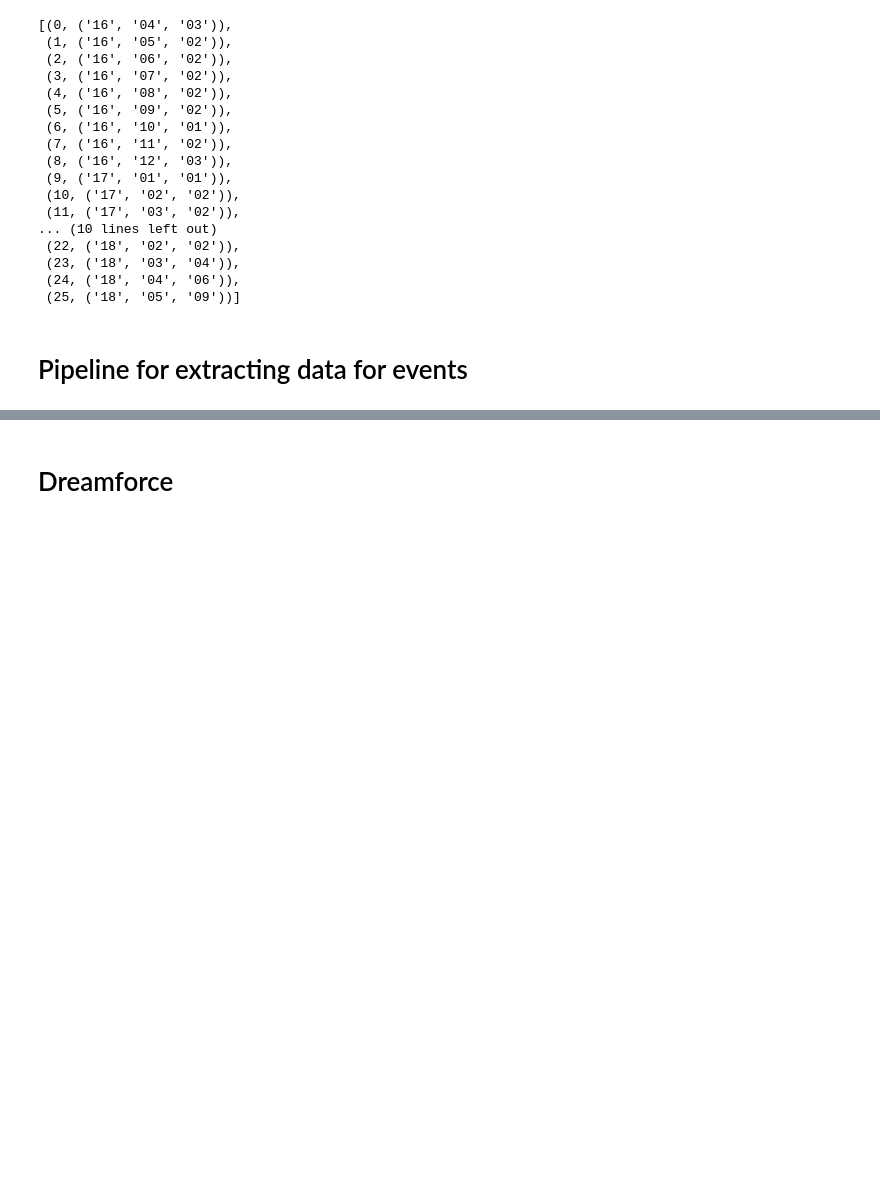
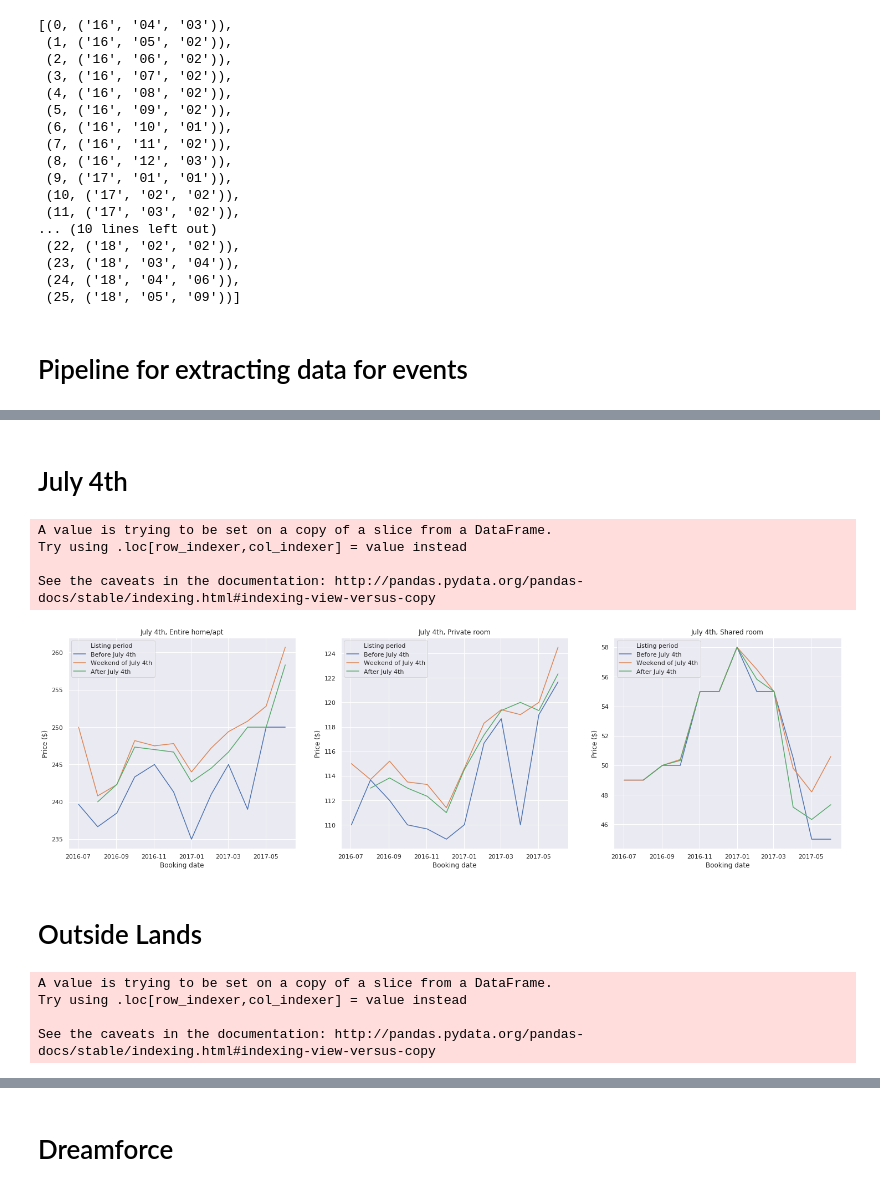
Before and after one commit to junseo-park/airbnb, a Jupyter notebook: notebooks/Change in price by month.ipynb, the cells around one changed output, grey strips where cells are left out. Saved outputs shown, nothing was run; the diff lists cells and outputs as text; code cells hidden in the pictures; blank space fills up the shorter version.

Commit message:
final change in price by booking date

```diff
--- a/notebooks/Change in price by month.ipynb
+++ b/notebooks/Change in price by month.ipynb
@@ -43,12 +43,16 @@ list(enumerate(dates))
 # Pipeline for extracting data for events
 # %%
 def get_cal_data(event_start, event_end, dates, cal_files, listing_files):
+    # Initialize final dataframe
     final_cal = None
+
+    # Loop through months
     for date, cal, listing in zip(dates, cal_files, listing_files):
+        # Read calendar and listings
         data = pd.read_csv(cal, compression='gzip')
         listing_type = pd.read_csv(listing, compression='gzip')[['id', 'room_type']]
 
-        data = pd.merge(data, listing_type, left_on='listing_id', right_on='id', how='left')
+        # Preprocess dates
         data['date'] = pd.to_datetime(data['date'])
         data['price'] = (
             data
@@ -57,13 +61,21 @@ def get_cal_data(event_start, event_end, dates, cal_files, listing_files):
             .str.replace(r',', '')
             .astype(np.float_)
         )
+
+        # Extract subset of calendar corresponding to events
         subset = data[(data['date'] >= event_start) & (data['date'] <= event_end)]
         subset['scraped'] = pd.Timestamp(2000 + int(date[0]), int(date[1]), int(date[2]))
+
+        # Left join calendar and listings
+        subset = pd.merge(subset, listing_type, left_on='listing_id', right_on='id', how='left')
+
+        # Add to final dataframe
         if final_cal is None:
             final_cal = subset
         else:
             final_cal = pd.concat([final_cal, subset])
 
+    # For memory purposes
     del data
     return final_cal
 # %%
@@ -89,0 +131,32 @@ def plot_data(cal_data, bins, labels, title):
+# %% [markdown]
+# July 4th
+# %%
+JULY4_START = pd.Timestamp(2017, 6, 26)
+JULY4_END = pd.Timestamp(2017, 7, 7)
+
+july4_cal = get_cal_data(JULY4_START, JULY4_END, dates[3:15], cal_files[3:15], listing_files[3:15])
+# %% [output]
+A value is trying to be set on a copy of a slice from a DataFrame.
+Try using .loc[row_indexer,col_indexer] = value instead
+
+See the caveats in the documentation: http://pandas.pydata.org/pandas-docs/stable/indexing.html#indexing-view-versus-copy
+# %%
+JULY4_BINS = [JULY4_START, pd.Timestamp(2017, 6, 29), pd.Timestamp(2017, 7, 4), JULY4_END]
+JULY4_LABELS = ['Before July 4th', 'Weekend of July 4th', 'After July 4th']
+
+plot_data(july4_cal, bins=JULY4_BINS, labels=JULY4_LABELS, title='July 4th')
+plt.savefig('../img/july4/july4.png')
+# %% [output]
+[figure, added]
+# %% [markdown]
+# Outside Lands
+# %%
+OSL_START = pd.Timestamp(2017, 8, 7)
+OSL_END = pd.Timestamp(2017, 8, 18)
+
+osl_cal = get_cal_data(OSL_START, OSL_END, dates[5:17], cal_files[5:17], listing_files[5:17])
+# %% [output]
+A value is trying to be set on a copy of a slice from a DataFrame.
+Try using .loc[row_indexer,col_indexer] = value instead
+
+See the caveats in the documentation: http://pandas.pydata.org/pandas-docs/stable/indexing.html#indexing-view-versus-copy
```
Also changed, not shown: parts of 17 cells of this notebook, 1 other file.
